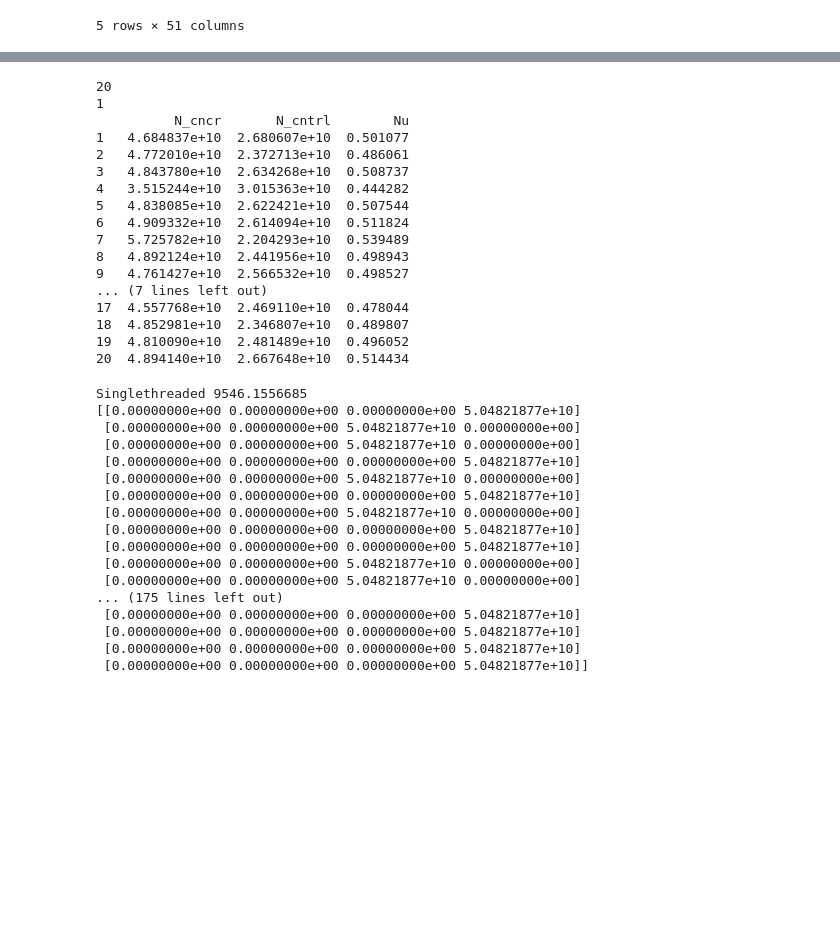
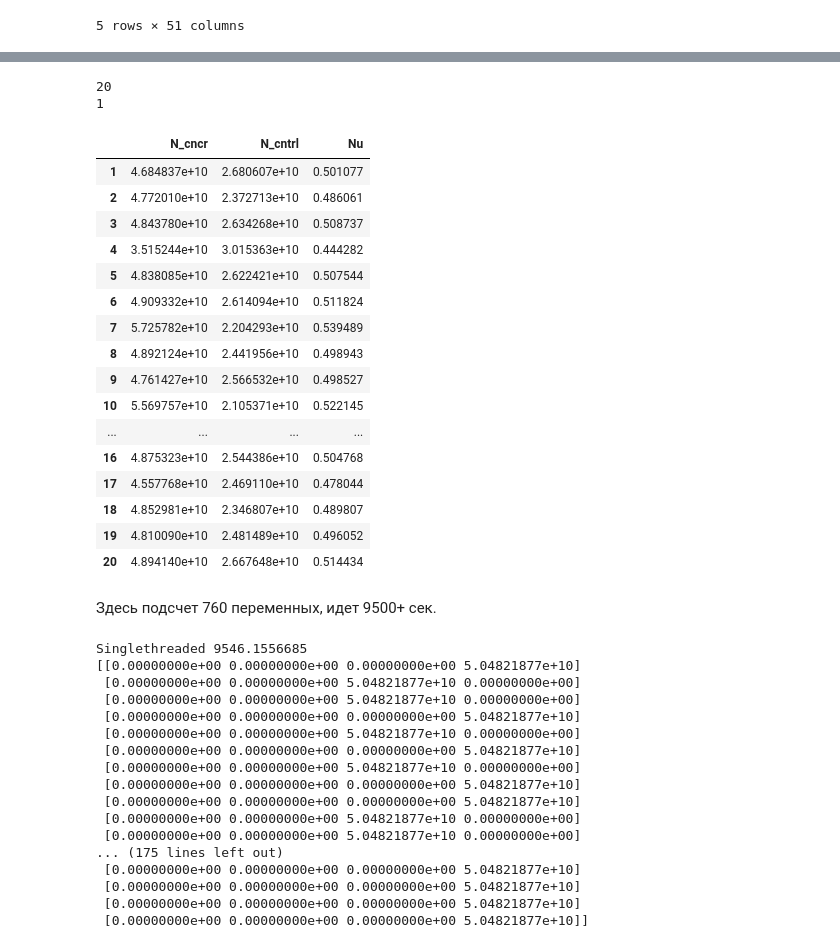
Before and after one commit to Snake9889/Stat_Analysis, a Jupyter notebook: Lab 2/Lab_2.ipynb, the cells around one changed output, grey strips where cells are left out. Cells and saved outputs as stored; diff of their text form; code cells hidden in the pictures; blank space fills up the shorter version.

```diff
--- a/Lab 2/Lab_2.ipynb
+++ b/Lab 2/Lab_2.ipynb
@@ -92,27 +92,31 @@ data.head()
 # %%
 print(len(data[['Unnamed: 0']].iloc[0, 0]))
 print(data[['Unnamed: 0']].iloc[1, 0][2])
 df1 = pd.DataFrame(data=gen1[0:,0:], index=[i+1 for i in range(gen1.shape[0])], columns=['N_cncr', 'N_cntrl', 'Nu'])
 df2 = pd.DataFrame(data=gen2[0:,0:], index=[i+1 for i in range(gen1.shape[0])], columns=['N_cncr', 'N_cntrl', 'Nu_cncr', 'Nu_cntrl'])
-print(df1)
+df1
 # %% [output]
 20
 1
-          N_cncr       N_cntrl        Nu
-1   4.684837e+10  2.680607e+10  0.501077
-2   4.772010e+10  2.372713e+10  0.486061
-3   4.843780e+10  2.634268e+10  0.508737
-4   3.515244e+10  3.015363e+10  0.444282
-5   4.838085e+10  2.622421e+10  0.507544
-6   4.909332e+10  2.614094e+10  0.511824
-7   5.725782e+10  2.204293e+10  0.539489
-8   4.892124e+10  2.441956e+10  0.498943
-9   4.761427e+10  2.566532e+10  0.498527
-... (7 lines left out)
-17  4.557768e+10  2.469110e+10  0.478044
-18  4.852981e+10  2.346807e+10  0.489807
-19  4.810090e+10  2.481489e+10  0.496052
-20  4.894140e+10  2.667648e+10  0.514434
+|  | N_cncr | N_cntrl | Nu |
+| 1 | 4.684837e+10 | 2.680607e+10 | 0.501077 |
+| 2 | 4.772010e+10 | 2.372713e+10 | 0.486061 |
+| 3 | 4.843780e+10 | 2.634268e+10 | 0.508737 |
+| 4 | 3.515244e+10 | 3.015363e+10 | 0.444282 |
+| 5 | 4.838085e+10 | 2.622421e+10 | 0.507544 |
+| 6 | 4.909332e+10 | 2.614094e+10 | 0.511824 |
+| 7 | 5.725782e+10 | 2.204293e+10 | 0.539489 |
+| 8 | 4.892124e+10 | 2.441956e+10 | 0.498943 |
+| 9 | 4.761427e+10 | 2.566532e+10 | 0.498527 |
+| 10 | 5.569757e+10 | 2.105371e+10 | 0.522145 |
+| ... | ... | ... | ... |
+| 16 | 4.875323e+10 | 2.544386e+10 | 0.504768 |
+| 17 | 4.557768e+10 | 2.469110e+10 | 0.478044 |
+| 18 | 4.852981e+10 | 2.346807e+10 | 0.489807 |
+| 19 | 4.810090e+10 | 2.481489e+10 | 0.496052 |
+| 20 | 4.894140e+10 | 2.667648e+10 | 0.514434 |
+# %% [markdown]
+Здесь подсчет 760 переменных, идет 9500+ сек.
 # %%
 gen760 = np.zeros((190, 4))
 var = pd.DataFrame(columns = ['Var'])
```
Also changed, not shown: parts of 16 cells of this notebook.
